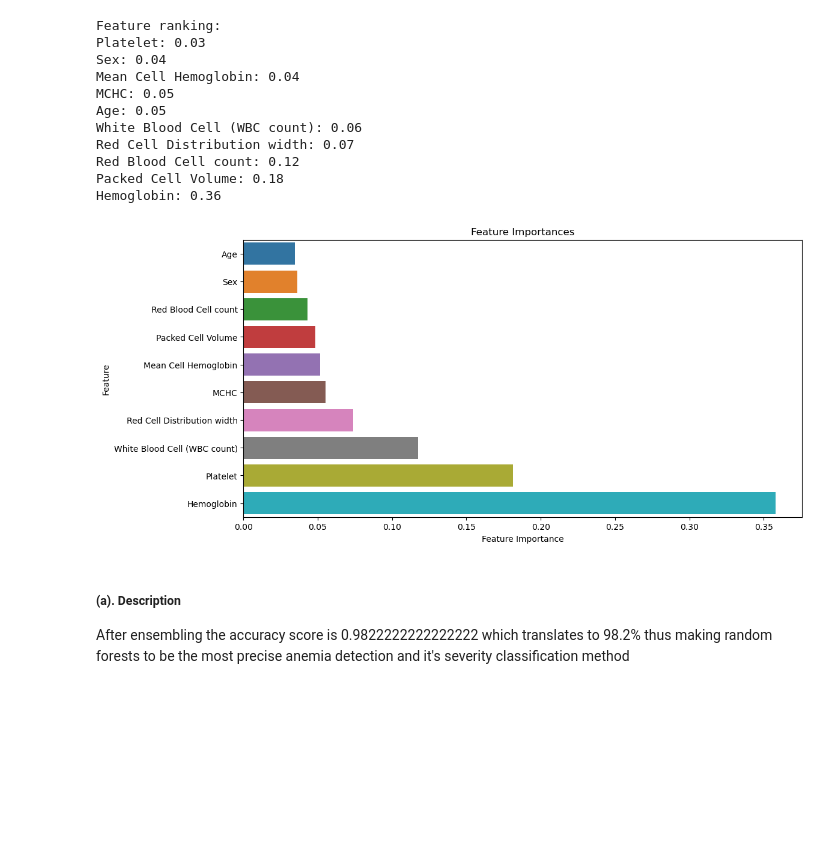
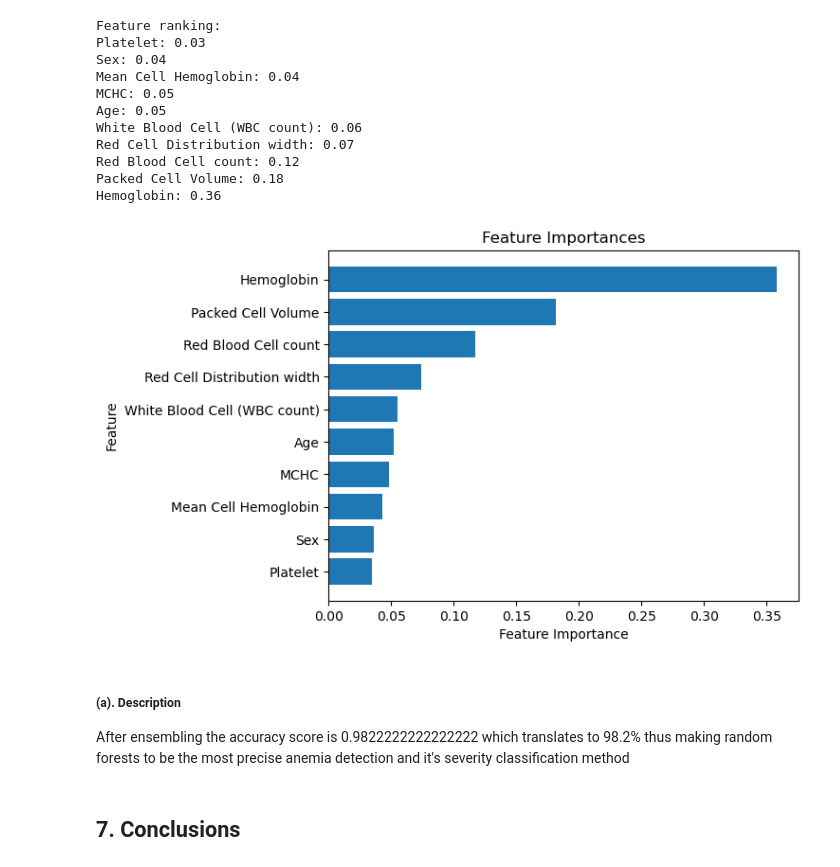
Before and after one commit to Perception-ui/AnemiaPredictor, a Jupyter notebook: Notebook.ipynb, the cells around one changed output. Drawn from its saved outputs; the diff is of its cells as text; code cells hidden in the pictures; blank space fills up the shorter version.

```diff
--- a/Notebook.ipynb
+++ b/Notebook.ipynb
@@ -395,7 +484,6 @@ Haemoglobin is moderately correlated with red blood cell count. This is because
 # %%
-columns_for_scatter = [
+columns_for_hist = [
     'Age',
-    'Sex',
     'Red Blood Cell count',
     'Packed Cell Volume',
     'Mean Cell Volume',
@@ -403,8 +491,7 @@ columns_for_scatter = [
     'MCHC',
     'Red Cell Distribution width',
     'White Blood Cell (WBC count)',
-    'Platelet'
-]
+    'Platelet']
 # Create a single figure with subplots
 num_rows = 5
 num_cols = 2
@@ -413,14 +500,13 @@ fig, axes = plt.subplots(nrows=num_rows, ncols=num_cols, figsize=(12, 18))
 # Flatten the axes for easy iteration
 axes = axes.flatten()
 
-# Create scatter plots for each column
-for i, column in enumerate(columns_for_scatter):
-    sns.scatterplot(data=df, x=df[column], y=df['Hemoglobin'], hue="Anemia Classification", ax=axes[i])
-    axes[i].set_title(f'Scatter Plot of Hemoglobin vs. {column}')
+# Create histograms for each column
+for i, column in enumerate(columns_for_hist):
+    sns.histplot(data=df, x=df[column], ax=axes[i], kde=True)
+    axes[i].set_title(f'Histogram of {column}')
     axes[i].set_xlabel(column)
-    axes[i].set_ylabel('Hemoglobin')
+    axes[i].set_ylabel('Count')
     axes[i].grid(True)
-    axes[i].legend()
 
 # Hide any remaining empty subplots
 for j in range(i + 1, num_rows * num_cols):
@@ -527,0 +561,19 @@ plt.show()
+# %%
+# Bin ages into groups of 10 years
+bins = range(10, int(df['Age'].max()) + 10, 10)  # Start from 10 to exclude ages 0-9
+df['Age Group'] = pd.cut(df['Age'], bins=bins, right=False, labels=[f'{b}-{b+9}' for b in bins[:-1]])
+
+# Count the occurrences of anemia in each age group
+anemia_counts = df.groupby(['Age Group', 'Anemia Classification']).size().unstack(fill_value=0)
+
+# Create a bar plot
+anemia_counts.plot(kind='bar', stacked=True)
+plt.xlabel('Age Group')
+plt.ylabel('Count')
+plt.title('Distribution of Anemia by Age Group')
+plt.legend(title='Anemia Classification')
+plt.xticks(rotation=45)
+plt.tight_layout()
+
+# Show the plot
+plt.show()
@@ -1139,19 +1162,16 @@ Packed Cell Volume: 0.18
 Hemoglobin: 0.36
 # %%
 # Plotting
-plt.figure(figsize=(12, 6))
-sns.barplot(y=feature_names, x=importances[sorted_idx], orient='h')
-
-# Add labels to the x-axis and y-axis
+plt.barh(range(len(feature_names)), importances[sorted_idx], align='center')
+plt.yticks(range(len(feature_names)), [feature_names[i] for i in sorted_idx])
 plt.xlabel('Feature Importance')
 plt.ylabel('Feature')
-
-# Add a title to the plot
 plt.title('Feature Importances')
-
 plt.show()
 # %% [output]
-[figure, old version]
+[figure, new version]
 # %% [markdown]
 ##### (a). Description
 After ensembling the accuracy score is 0.9822222222222222 which translates to 98.2% thus making random forests to be the most precise anemia detection and it's severity classification method
+# %% [markdown]
+## 7. Conclusions
```
Also changed, not shown: parts of 87 cells of this notebook.
